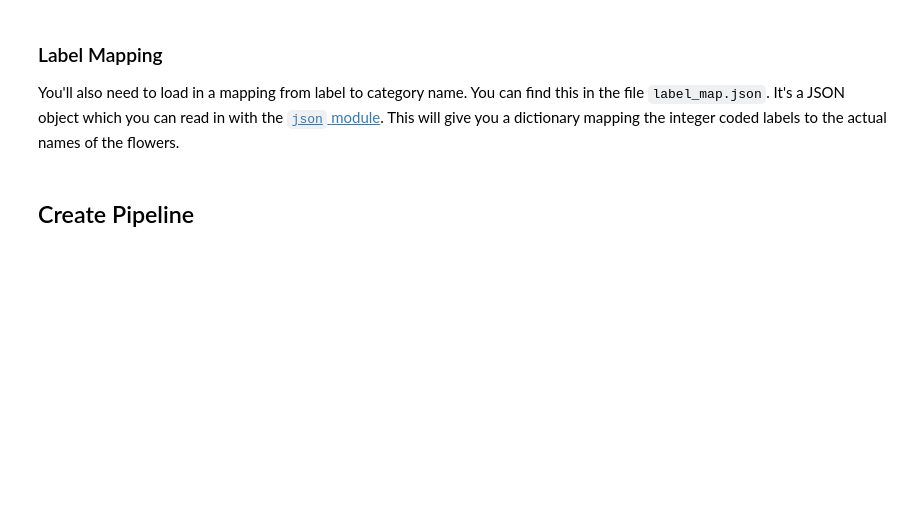
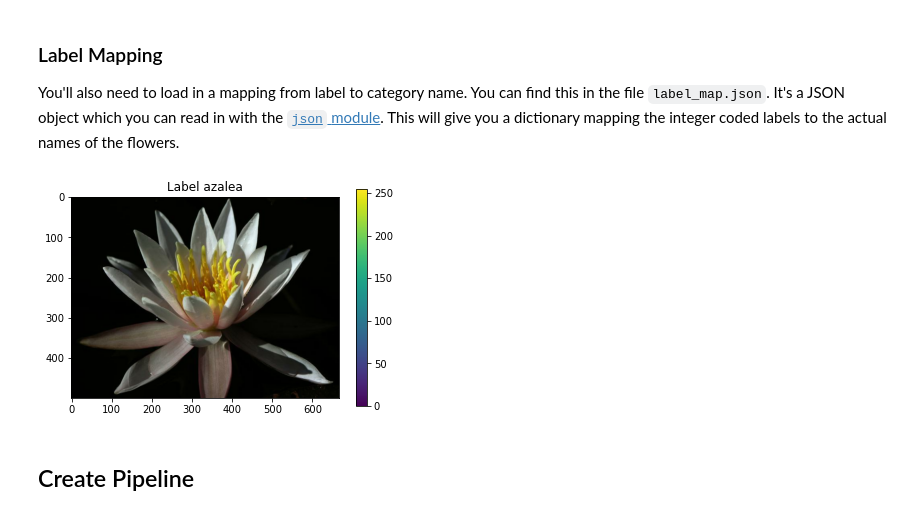
Before and after one commit to droussis/intro_to_ml_with_tf, a Jupyter notebook: image_classifier/Project_Image_Classifier_Project.ipynb, the cells around one changed output. Cells and saved outputs as stored; diff of their text form; code cells hidden in the pictures; blank space fills up the shorter version.

```diff
--- a/image_classifier/Project_Image_Classifier_Project.ipynb
+++ b/image_classifier/Project_Image_Classifier_Project.ipynb
@@ -73,5 +137,13 @@ with open('label_map.json', 'r') as f:
 # %%
 # TODO: Plot 1 image from the training set. Set the title
 # of the plot to the corresponding class name.
+
+class_name = class_names.get(str(label.numpy()))
+plt.imshow(image)
+plt.title('Label {}'.format(class_name))
+plt.colorbar()
+plt.show()
+# %% [output]
+[figure, added]
 # %% [markdown]
 ## Create Pipeline
```
Also changed, not shown: parts of 10 cells of this notebook.
